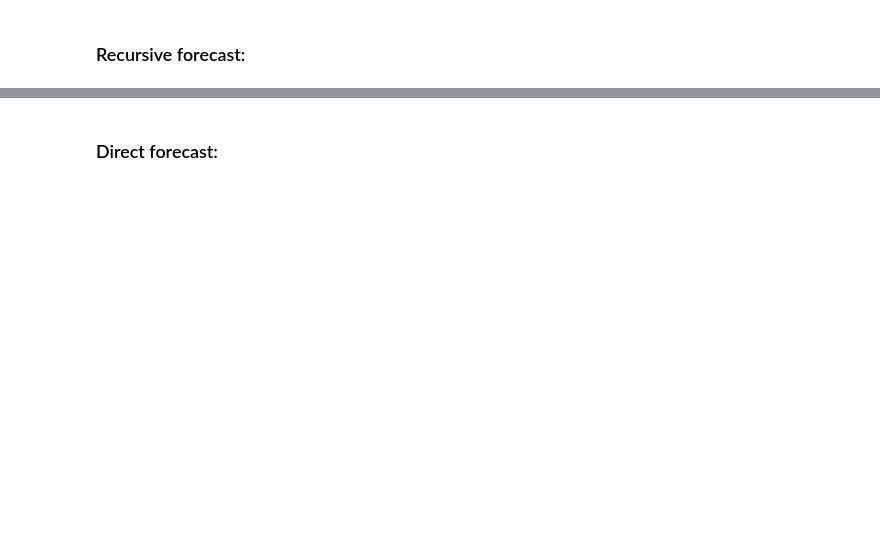
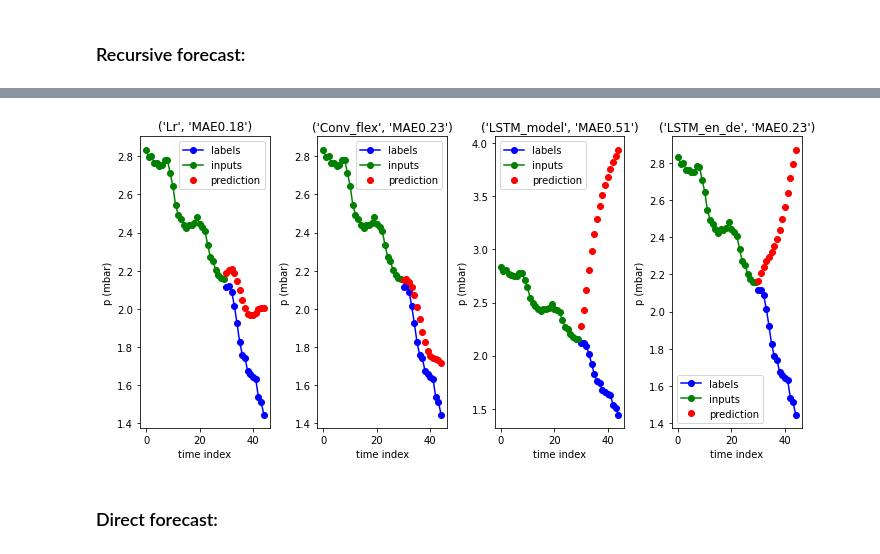
Before and after one commit to oekosheri/Flexible-time-series-forecasting, a Jupyter notebook: notebooks/Jupyter_analytics.ipynb, the cells around one changed output, grey strips where cells are left out. Drawn from its saved outputs; the diff is of its cells as text; code cells hidden in the pictures; blank space fills up the shorter version.

```diff
--- a/notebooks/Jupyter_analytics.ipynb
+++ b/notebooks/Jupyter_analytics.ipynb
@@ -346,8 +381,8 @@ plt.tight_layout()
 # %% [markdown]
 ### Recursive forecast:
 # %%
-models = [LinearRegression(), nn.conv_model, nn.LSTM_model_vec_out, nn.LSTM_model_encoder_decoder]
-models_n = ['Lr', 'Conv','LSTM_vec','LSTM_en_de']
+models = [LinearRegression(), nn.conv_flex_model, nn.LSTM_model_vec_out, nn.LSTM_model_encoder_decoder]
+models_n = ['Lr', 'Conv_flex','LSTM_model','LSTM_en_de']
 
 fig, axes = plt.subplots(1, len(models), sharex=True, figsize=(10, 5))
 axes = axes.ravel()
@@ -363,9 +398,9 @@ for i in range(len(models)):
 
     recursive = module.Recursive_Forecast(
     output_time_step=15,
-    input_width=24,
-    feature_columns= ['p (mbar)','T (degC)'],
-    label_columns=['p (mbar)', 'T (degC)'],
+    input_width=30,
+    feature_columns= ['p (mbar)', 'T (degC)', 'Tpot (K)', 'Tdew (degC)'],
+    label_columns=['p (mbar)', 'T (degC)', 'Tpot (K)', 'Tdew (degC)'],
         )
     recursive.datasets(train_set=train_df, valid_set=val_df, test_set=test_df)
     recursive.model_fit(models[i])
@@ -373,9 +408,10 @@ for i in range(len(models)):
 
     preds, labels = recursive.recursive_predictions(data="test")
 
-    score = np.around(mean_squared_error(preds.flatten(),labels.flatten()), decimals=2)
+    score = np.around(mean_absolute_error(preds.flatten(),labels.flatten()), decimals=2)
 
     recursive.plot_forecast_recursive(data="test", plot_col="p (mbar)", ax=axes[i])
-    axes[i].set_title((models_n[i], "MSE"+ str(score)))
+    axes[i].set_title((models_n[i], "MAE"+ str(score)))
 
 plt.tight_layout()
+# %% [output]
@@ -382,3 +426,4 @@ plt.tight_layout()
+[figure, added]
 # %% [markdown]
 ### Direct forecast:
 # %%
```
Also changed, not shown: parts of 19 cells of this notebook, 4 other files.
